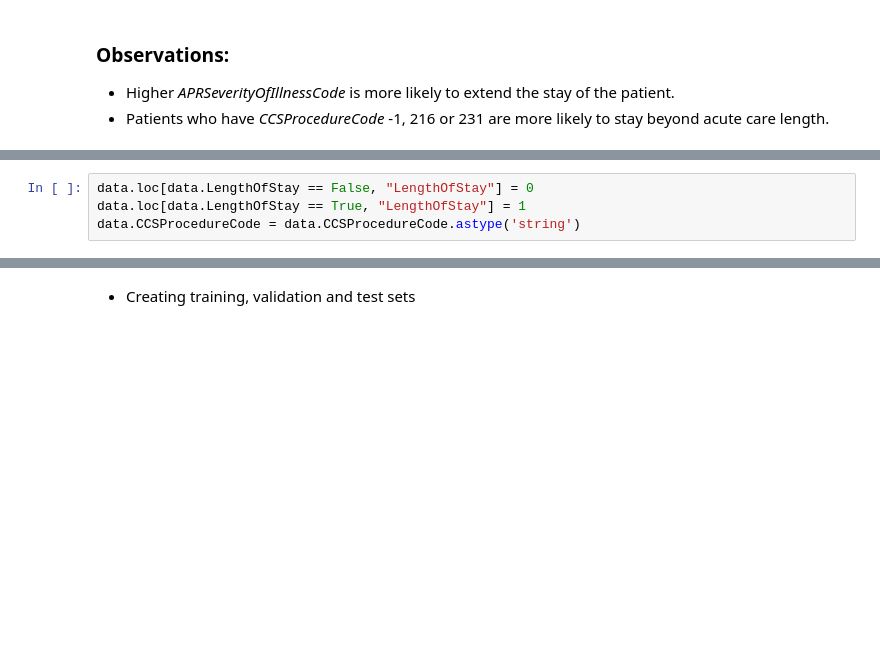
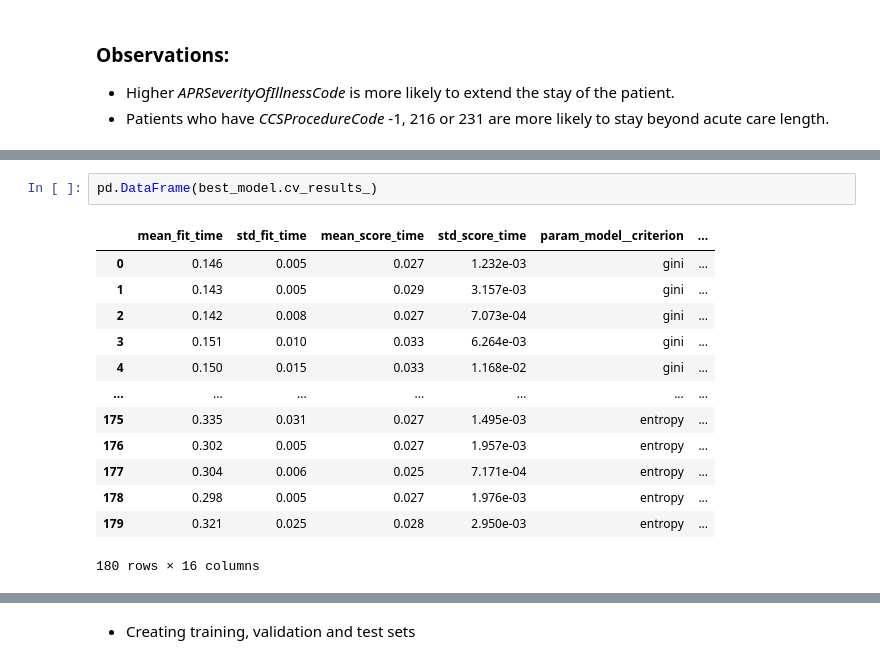
Before and after one commit to shekhar-hazari/CML_assignment_1, a Jupyter notebook: s3831855.ipynb, the cells around one changed output, grey strips where cells are left out. Cells and saved outputs as stored; diff of their text form; blank space fills up the shorter version.

```diff
--- a/s3831855.ipynb
+++ b/s3831855.ipynb
@@ -241,4 +247,0 @@ plt.show()
-# %%
-data.loc[data.LengthOfStay == False, "LengthOfStay"] = 0
-data.loc[data.LengthOfStay == True, "LengthOfStay"] = 1
-data.CCSProcedureCode = data.CCSProcedureCode.astype('string')
@@ -256,0 +329,16 @@ data.head()
+# %%
+pd.DataFrame(best_model.cv_results_)
+# %% [output]
+|  | mean_fit_time | std_fit_time | mean_score_time | std_score_time | param_model__criterion | ... |
+| 0 | 0.146 | 0.005 | 0.027 | 1.232e-03 | gini | ... |
+| 1 | 0.143 | 0.005 | 0.029 | 3.157e-03 | gini | ... |
+| 2 | 0.142 | 0.008 | 0.027 | 7.073e-04 | gini | ... |
+| 3 | 0.151 | 0.010 | 0.033 | 6.264e-03 | gini | ... |
+| 4 | 0.150 | 0.015 | 0.033 | 1.168e-02 | gini | ... |
+| ... | ... | ... | ... | ... | ... | ... |
+| 175 | 0.335 | 0.031 | 0.027 | 1.495e-03 | entropy | ... |
+| 176 | 0.302 | 0.005 | 0.027 | 1.957e-03 | entropy | ... |
+| 177 | 0.304 | 0.006 | 0.025 | 7.171e-04 | entropy | ... |
+| 178 | 0.298 | 0.005 | 0.027 | 1.976e-03 | entropy | ... |
+| 179 | 0.321 | 0.025 | 0.028 | 2.950e-03 | entropy | ... |
+180 rows × 16 columns
```
Also changed, not shown: parts of 28 cells of this notebook.
